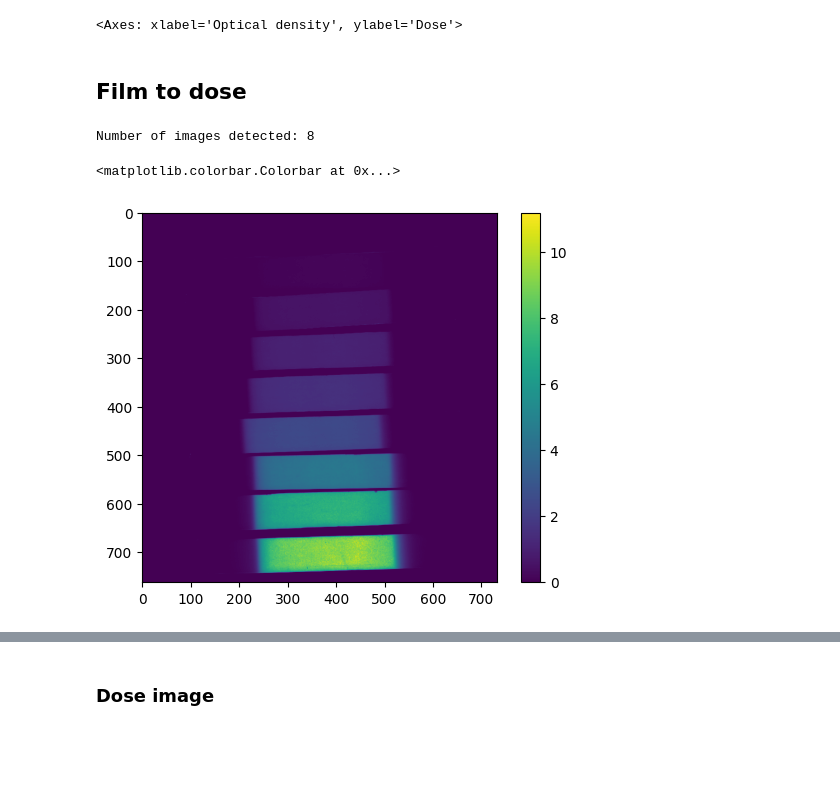
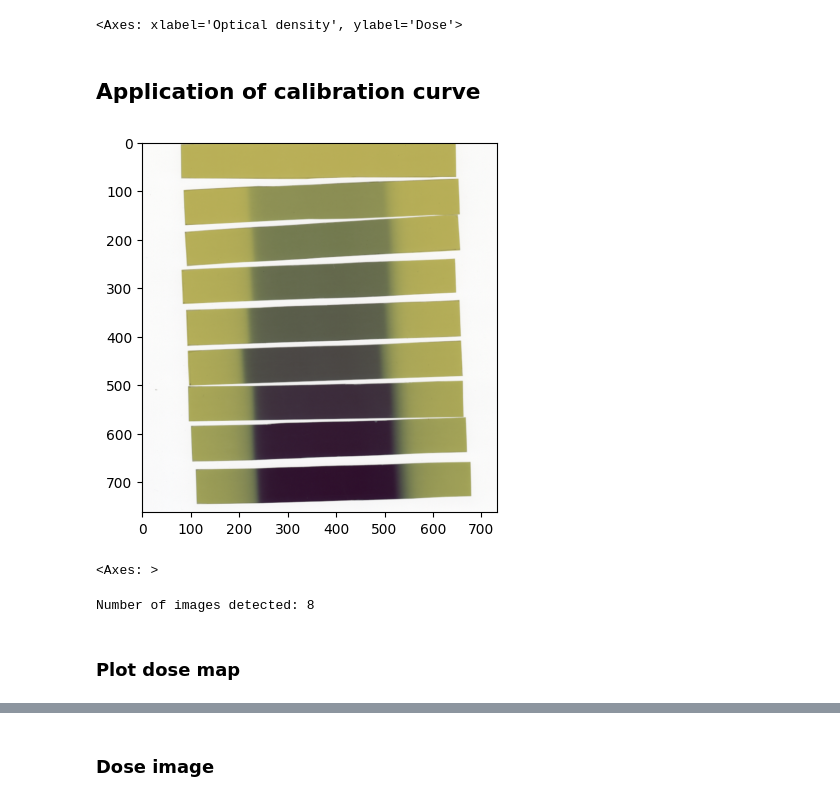
Before and after one commit to LuisOlivaresJ/Dosepy, a Jupyter notebook: src/Dosepy/tools/film_to_dose.ipynb, the cells around one changed output, grey strips where cells are left out. Cells and saved outputs as stored; diff of their text form; code cells hidden in the pictures; blank space fills up the shorter version.

```diff
--- a/src/Dosepy/tools/film_to_dose.ipynb
+++ b/src/Dosepy/tools/film_to_dose.ipynb
@@ -22,30 +23,19 @@ Number of images detected: 9
 [figure]
 <Axes: xlabel='Optical density', ylabel='Dose'>
 # %% [markdown]
-## Film to dose
+## Application of calibration curve
 # %%
-# Laptop
-#test_image_path = Path("/home/luis/Descargas") / "POS 11 SIN CARTULINA.tif"
+test_image_path = Path("/home/luis/Descargas") / "POS 11 SIN CARTULINA.tif" # Laptop
+#test_image_path = Path("/home/luis/Downloads") / "POS 11 SIN CARTULINA.tif" # PC office
 
-# PC office
-test_image_path = Path("/home/luis/Downloads") / "POS 11 SIN CARTULINA.tif"
 test_image = load(test_image_path)
+test_image.plot()
+# %% [output]
+[figure, added]
+<Axes: >
 # %%
 dose_img = test_image.to_dose(cal)
-
-
-import matplotlib.pyplot as plt
-fig, ax = plt.subplots(ncols=1)
-
-# plot and save the
-# color "mappable" object returned by ax1.imshow
-pos = ax.imshow(dose_img)
-
-# add the colorbar using the figure's method,
-# telling which mappable we're talking about and
-# which axes object it should be near
-fig.colorbar(pos, ax=ax)
 # %% [output]
 Number of images detected: 8
-<matplotlib.colorbar.Colorbar at 0x...>
-[figure, removed]
+# %% [markdown]
+### Plot dose map
```
Also changed, not shown: parts of 6 cells of this notebook.
